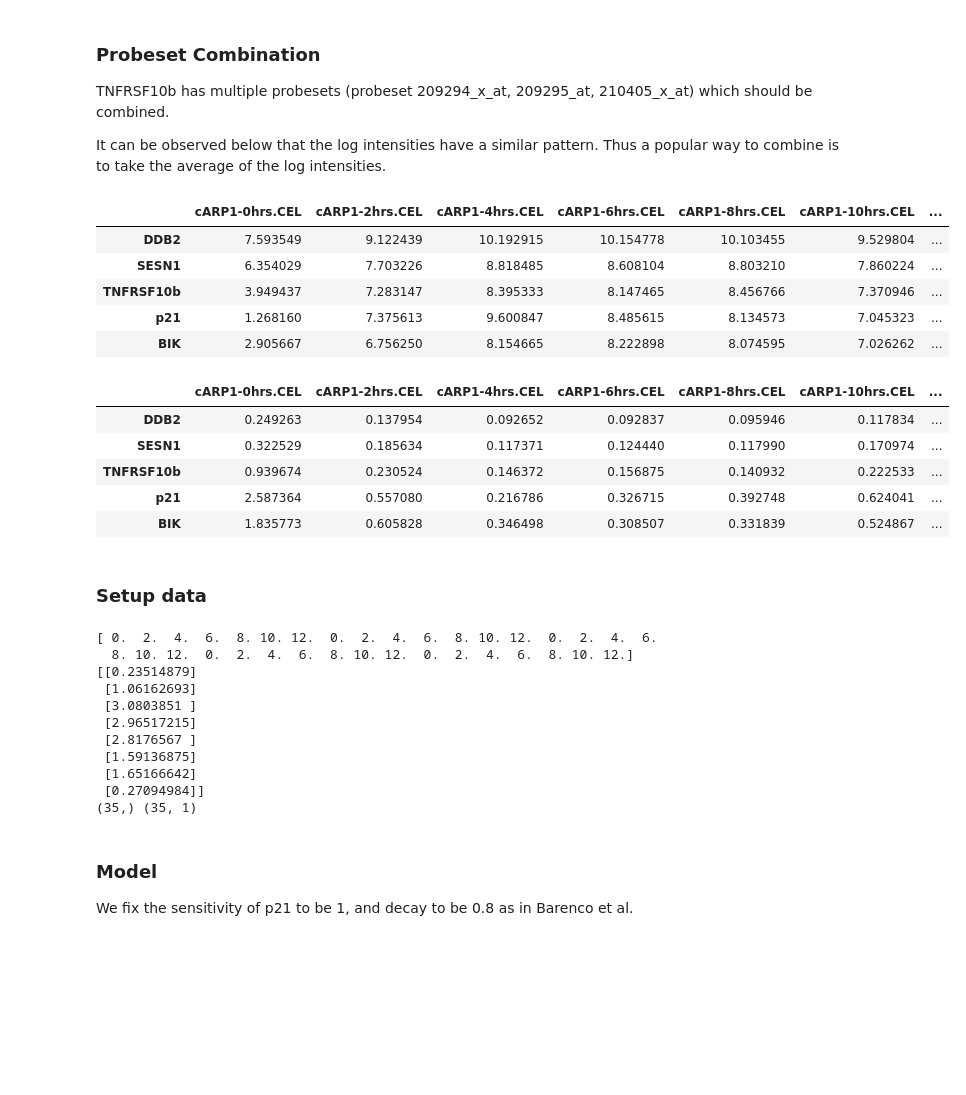
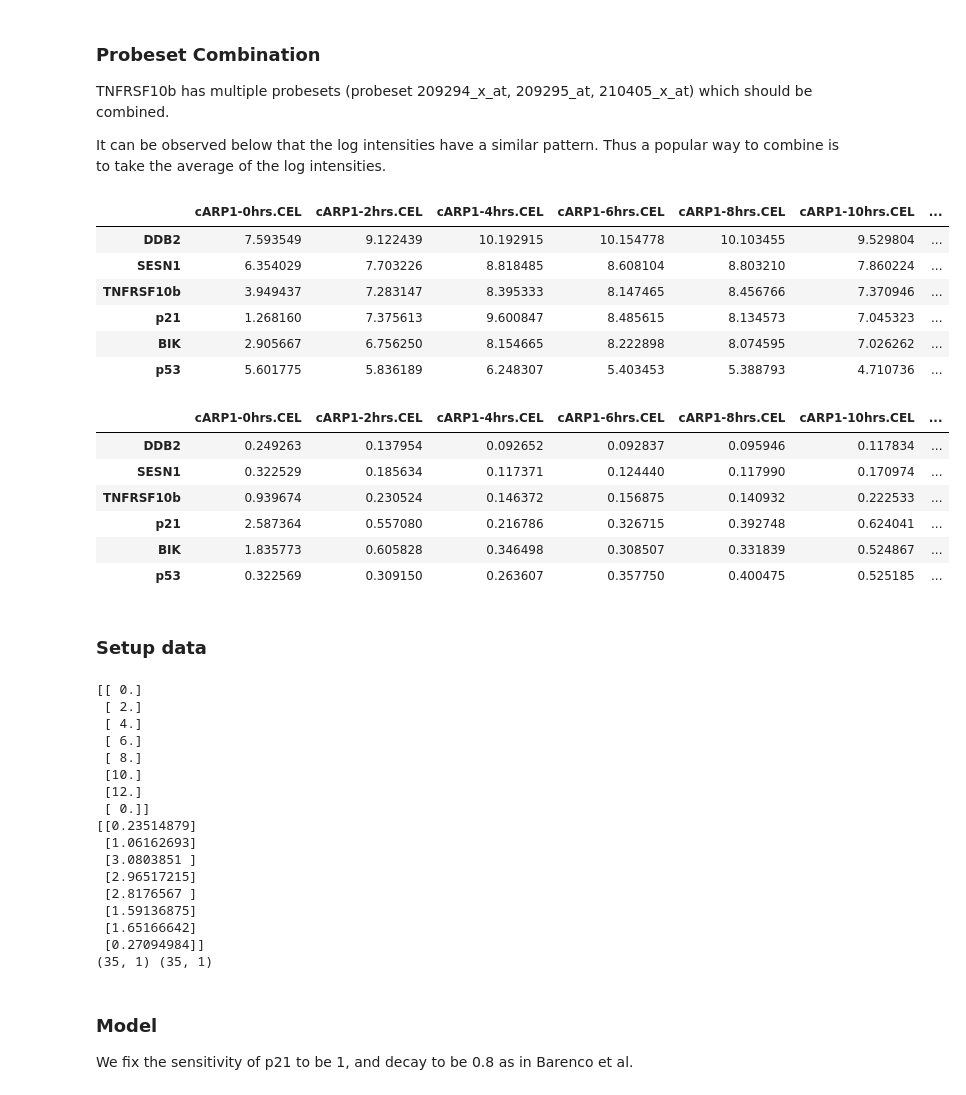
Before and after one commit to JCobbles/trangp, a Jupyter notebook: Lawrence Replication.ipynb, the cells around one changed output. Saved outputs shown, nothing was run; the diff lists cells and outputs as text; code cells hidden in the pictures; blank space fills up the shorter version.

```diff
--- a/Lawrence Replication.ipynb
+++ b/Lawrence Replication.ipynb
@@ -53,7 +54,7 @@ else:
     display(df.head(5))
     columns = [f'H_ARP1-{t}h.3' for t in np.arange(7)*2]
 
-known_target_genes = ['203409_at', '202284_s_at', '218346_s_at', '205780_at', '209295_at']
+known_target_genes = ['203409_at', '202284_s_at', '218346_s_at', '205780_at', '209295_at', '211300_s_at']
 genes = df[df.index.isin(known_target_genes)][columns]
 genes_se = dfe[dfe.index.isin(known_target_genes)][columns]
 # %%
@@ -90,42 +91,45 @@ if COMBINE_MULTIPLE_PROBESETS:
 # %%
 index ={
     '203409_at': 'DDB2',
     '202284_s_at': 'p21',
     '218346_s_at': 'SESN1',
     '205780_at': 'BIK',
-    '209295_at': 'TNFRSF10b'
+    '209295_at': 'TNFRSF10b',
+    '211300_s_at': 'p53'
 }
 genes.rename(index=index, inplace=True)
 genes_se.rename(index=index, inplace=True)
 
 # genes = genes.append(TNFRSF10b_mean, ignore_index=False)
 # genes = genes.append(p53_mean, ignore_index=False).astype(np.float64)
 
-genes = genes.reindex(['DDB2', 'SESN1', 'TNFRSF10b', 'p21', 'BIK'])
-genes_se = genes_se.reindex(['DDB2', 'SESN1', 'TNFRSF10b', 'p21', 'BIK'])
+genes = genes.reindex(['DDB2', 'SESN1', 'TNFRSF10b', 'p21', 'BIK', 'p53'])
+genes_se = genes_se.reindex(['DDB2', 'SESN1', 'TNFRSF10b', 'p21', 'BIK', 'p53'])
 display(genes)
 display(genes_se)
 # %% [output]
 |  | cARP1-0hrs.CEL | cARP1-2hrs.CEL | cARP1-4hrs.CEL | cARP1-6hrs.CEL | cARP1-8hrs.CEL | cARP1-10hrs.CEL | ... |
 | DDB2 | 7.593549 | 9.122439 | 10.192915 | 10.154778 | 10.103455 | 9.529804 | ... |
 | SESN1 | 6.354029 | 7.703226 | 8.818485 | 8.608104 | 8.803210 | 7.860224 | ... |
 | TNFRSF10b | 3.949437 | 7.283147 | 8.395333 | 8.147465 | 8.456766 | 7.370946 | ... |
 | p21 | 1.268160 | 7.375613 | 9.600847 | 8.485615 | 8.134573 | 7.045323 | ... |
 | BIK | 2.905667 | 6.756250 | 8.154665 | 8.222898 | 8.074595 | 7.026262 | ... |
+| p53 | 5.601775 | 5.836189 | 6.248307 | 5.403453 | 5.388793 | 4.710736 | ... |
 |  | cARP1-0hrs.CEL | cARP1-2hrs.CEL | cARP1-4hrs.CEL | cARP1-6hrs.CEL | cARP1-8hrs.CEL | cARP1-10hrs.CEL | ... |
 | DDB2 | 0.249263 | 0.137954 | 0.092652 | 0.092837 | 0.095946 | 0.117834 | ... |
 | SESN1 | 0.322529 | 0.185634 | 0.117371 | 0.124440 | 0.117990 | 0.170974 | ... |
 | TNFRSF10b | 0.939674 | 0.230524 | 0.146372 | 0.156875 | 0.140932 | 0.222533 | ... |
 | p21 | 2.587364 | 0.557080 | 0.216786 | 0.326715 | 0.392748 | 0.624041 | ... |
 | BIK | 1.835773 | 0.605828 | 0.346498 | 0.308507 | 0.331839 | 0.524867 | ... |
+| p53 | 0.322569 | 0.309150 | 0.263607 | 0.357750 | 0.400475 | 0.525185 | ... |
 # %% [markdown]
 ### Setup data
 # %%
 num_genes = 5 #X.shape[1]
 num_times = 7
 scaler = preprocessing.StandardScaler()
-training_genes = genes.values
-training_genes_se = genes_se.values
+training_genes = genes.values[:-1]
+training_genes_se = genes_se.values[:-1]
 
 
 Y_var = training_genes_se*training_genes_se
@@ -143,13 +147,19 @@ Y_var = Y_var.reshape(-1, 1)
 Sigma = tf.linalg.tensor_diag(Y_var.reshape(-1))
 
 X = np.arange(num_times, dtype='float64')*2
-X = np.c_[[X for _ in range(num_genes)]].reshape(-1)
-print(X)
+X = np.c_[[X for _ in range(num_genes)]].reshape(-1, 1)
+print(X[:8])
 print(Y[:8])
 print(X.shape,Y.shape)
 # %% [output]
-[ 0.  2.  4.  6.  8. 10. 12.  0.  2.  4.  6.  8. 10. 12.  0.  2.  4.  6.
-  8. 10. 12.  0.  2.  4.  6.  8. 10. 12.  0.  2.  4.  6.  8. 10. 12.]
+[[ 0.]
+ [ 2.]
+ [ 4.]
+ [ 6.]
+ [ 8.]
+ [10.]
+ [12.]
+ [ 0.]]
 [[0.23514879]
  [1.06162693]
  [3.0803851 ]
@@ -158,7 +168,7 @@ print(X.shape,Y.shape)
  [1.59136875]
  [1.65166642]
  [0.27094984]]
-(35,) (35, 1)
+(35, 1) (35, 1)
 # %% [markdown]
 ### Model
 
```
Also changed, not shown: parts of 11 cells of this notebook.
